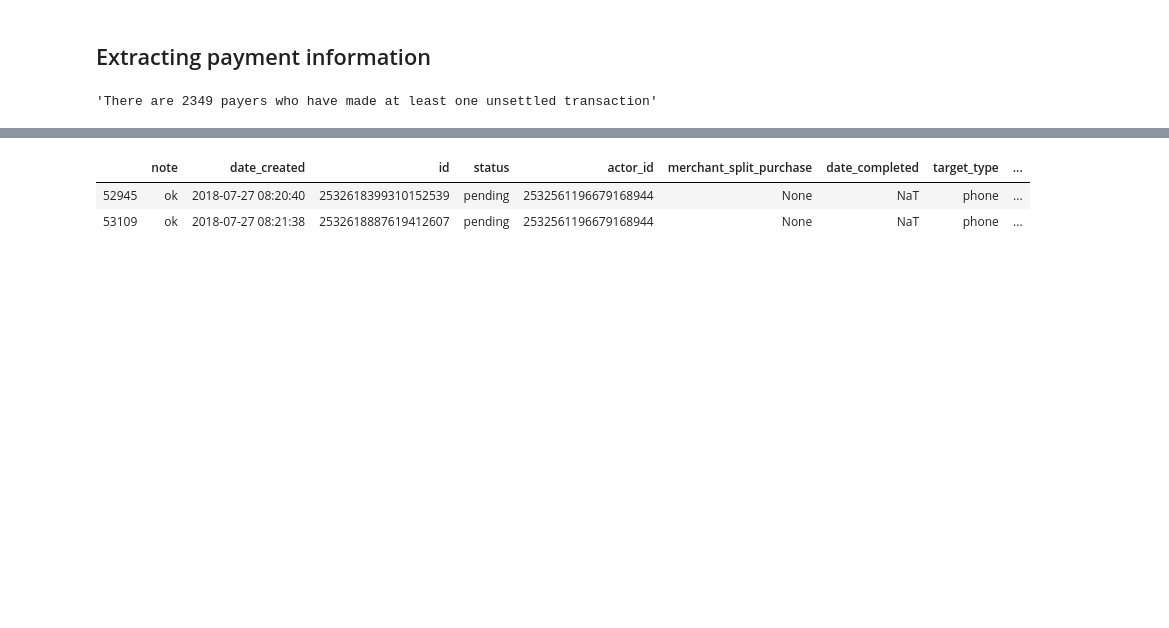
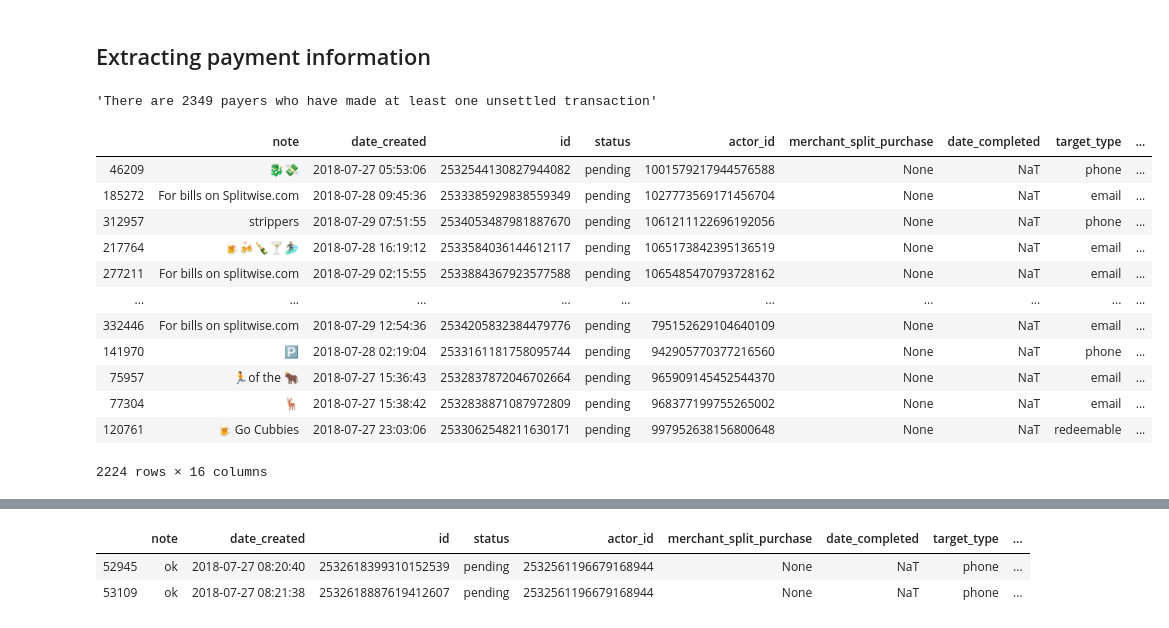
Before and after one commit to fromdatavistodatascience/venmo, a Jupyter notebook: data_prep_payments.ipynb, the cells around one changed output, grey strips where cells are left out. Saved outputs shown, nothing was run; the diff lists cells and outputs as text; code cells hidden in the pictures; blank space fills up the shorter version.

Commit message:
Complete split between false and true transactions

```diff
--- a/data_prep_payments.ipynb
+++ b/data_prep_payments.ipynb
@@ -74,21 +74,20 @@ f'There are {len(unique_unsettled_payer_ids)} payers who have made at least one
 # %%
 # Identify payers that made a settled transaction given that they had at least one unsettled transaction
 actors_with_settled_and_unsettled_trans = set()
-actors_with_unsettled_transactions = set()
 for actor in unique_unsettled_payer_ids:
     actor_specific_df = payments_df.loc[payments_df['actor_id'] == f'{actor}']
     for status in actor_specific_df['status']:
-        if status != 'settled':
-            actors_with_unsettled_transactions.add(actor)
+        if status == 'settled':
+            actors_with_settled_and_unsettled_trans.add(actor)
         else:
-            actors_with_settled_and_unsettled_trans.add(actor)
+            continue
 # %%
 # Identify the payers that have only made unsettled transactions
-actors_with_only_unsettled_transactions = (actors_with_unsettled_transactions -
+actors_with_only_unsettled_transactions = (set(unique_unsettled_payer_ids) -
                                            actors_with_settled_and_unsettled_trans)
 # %%
-payments_df['unsettled'] = ([1 if actor in actors_with_only_unsettled_transactions else 0
-                             for actor in payments_df['actor_id']])
+#payments_df['unsettled'] = ([1 if actor in actors_with_only_unsettled_transactions else 0
+#                             for actor in payments_df['actor_id']])
 # %%
 # Select the transactions which users with unsettled payments have made within 10 minutes of each other.
 
@@ -118,8 +117,6 @@ for actor in actors_with_settled_and_unsettled_trans:
                     duplicated_transaction_ids.add(duplicated_id.any())
         else:
             continue
-# %%
-payments_df = payments_df.sort_values(['actor_id', 'date_created'])
 # %%
 # Filtering out duplicated and non duplicated transactions from the unsettled bunch
 duplicated_unsettled_transaction_ids = set()
@@ -156,3 +174,21 @@ payments_df['true_transactions'] = ([1 if status=='settled' else 0
 # %%
 payments_df['false_transactions'] = ([1 if _id in duplicated_transaction_ids else 0
                                      for _id in payments_df['id']])
+# %%
+w = payments_df.loc[payments_df['actor_id'].isin(actors_with_only_unsettled_transactions)]
+w = w.sort_values(['actor_id', 'date_created'])
+w
+# %% [output]
+|  | note | date_created | id | status | actor_id | merchant_split_purchase | date_completed | target_type | ... |
+| 46209 | 🐉💸 | 2018-07-27 05:53:06 | 2532544130827944082 | pending | 1001579217944576588 | None | NaT | phone | ... |
+| 185272 | For bills on Splitwise.com | 2018-07-28 09:45:36 | 2533385929838559349 | pending | 1027773569171456704 | None | NaT | email | ... |
+| 312957 | strippers | 2018-07-29 07:51:55 | 2534053487981887670 | pending | 1061211122696192056 | None | NaT | phone | ... |
+| 217764 | 🍺🍻🍾🍸🏄🏼‍♂️ | 2018-07-28 16:19:12 | 2533584036144612117 | pending | 1065173842395136519 | None | NaT | email | ... |
+| 277211 | For bills on splitwise.com | 2018-07-29 02:15:55 | 2533884367923577588 | pending | 1065485470793728162 | None | NaT | email | ... |
+| ... | ... | ... | ... | ... | ... | ... | ... | ... | ... |
+| 332446 | For bills on splitwise.com | 2018-07-29 12:54:36 | 2534205832384479776 | pending | 795152629104640109 | None | NaT | email | ... |
+| 141970 | 🅿 | 2018-07-28 02:19:04 | 2533161181758095744 | pending | 942905770377216560 | None | NaT | phone | ... |
+| 75957 | 🏃of the 🐂 | 2018-07-27 15:36:43 | 2532837872046702664 | pending | 965909145452544370 | None | NaT | email | ... |
+| 77304 | 🦌 | 2018-07-27 15:38:42 | 2532838871087972809 | pending | 968377199755265002 | None | NaT | email | ... |
+| 120761 | 🍺 Go Cubbies | 2018-07-27 23:03:06 | 2533062548211630171 | pending | 997952638156800648 | None | NaT | redeemable | ... |
+2224 rows × 16 columns
```
Also changed, not shown: parts of 5 cells of this notebook.
